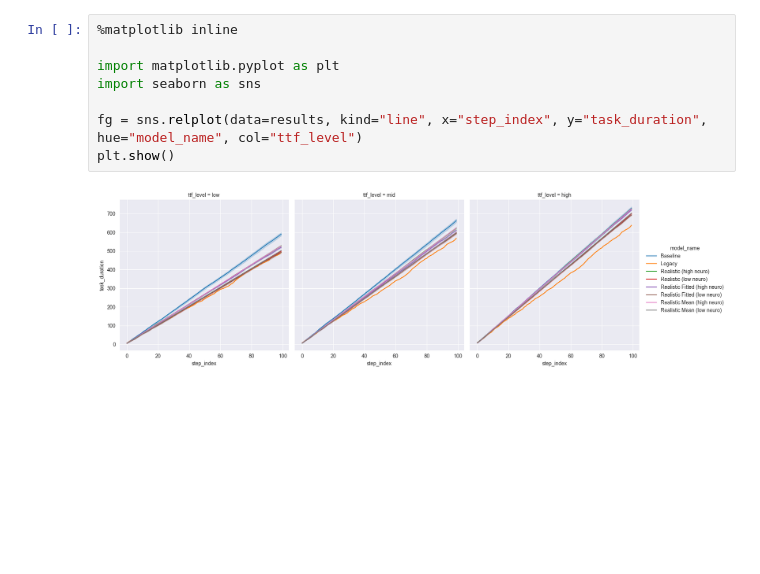
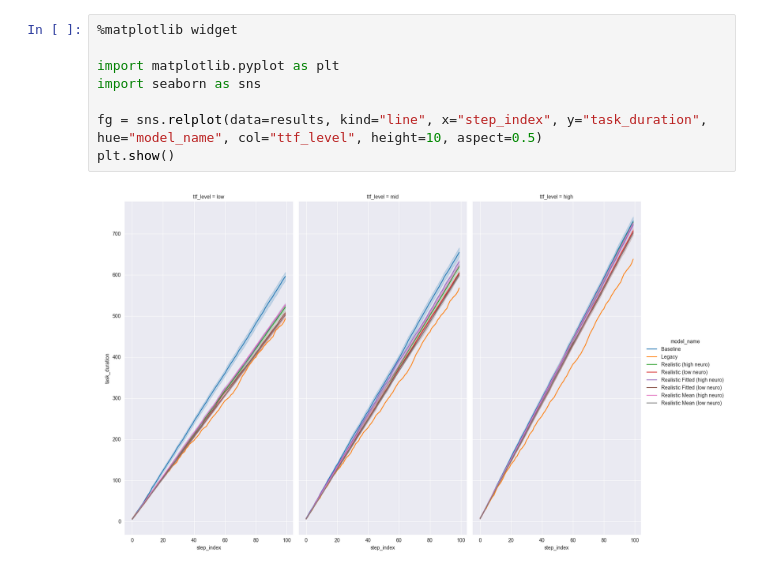
Before and after one commit to molguin92/EdgeDroid2, a Jupyter notebook: analysis_2023/experiments.ipynb, the cells around one changed output. Saved outputs shown, nothing was run; the diff lists cells and outputs as text; blank space fills up the shorter version.

Commit message:
working on new model

```diff
--- a/analysis_2023/experiments.ipynb
+++ b/analysis_2023/experiments.ipynb
@@ -130,12 +130,12 @@ results
 96000 rows × 8 columns
 # %%
-%matplotlib inline
+%matplotlib widget
 
 import matplotlib.pyplot as plt
 import seaborn as sns
 
-fg = sns.relplot(data=results, kind="line", x="step_index", y="task_duration", hue="model_name", col="ttf_level")
+fg = sns.relplot(data=results, kind="line", x="step_index", y="task_duration", hue="model_name", col="ttf_level", height=10, aspect=0.5)
 plt.show()
 # %% [output]
-[figure, old version]
+[figure, new version]
 # %%
```
Also changed, not shown: parts of 4 cells of this notebook, 3 other files.
